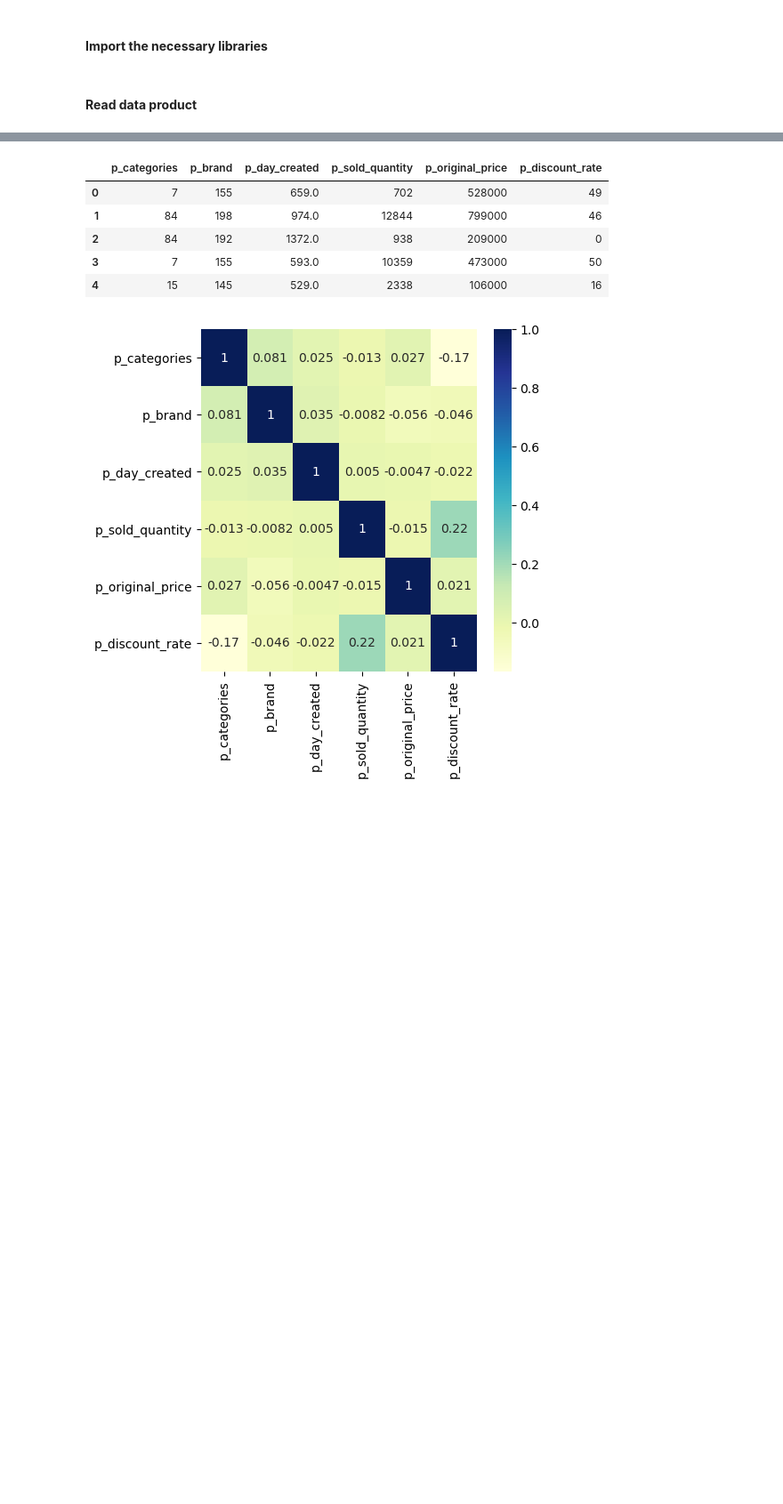
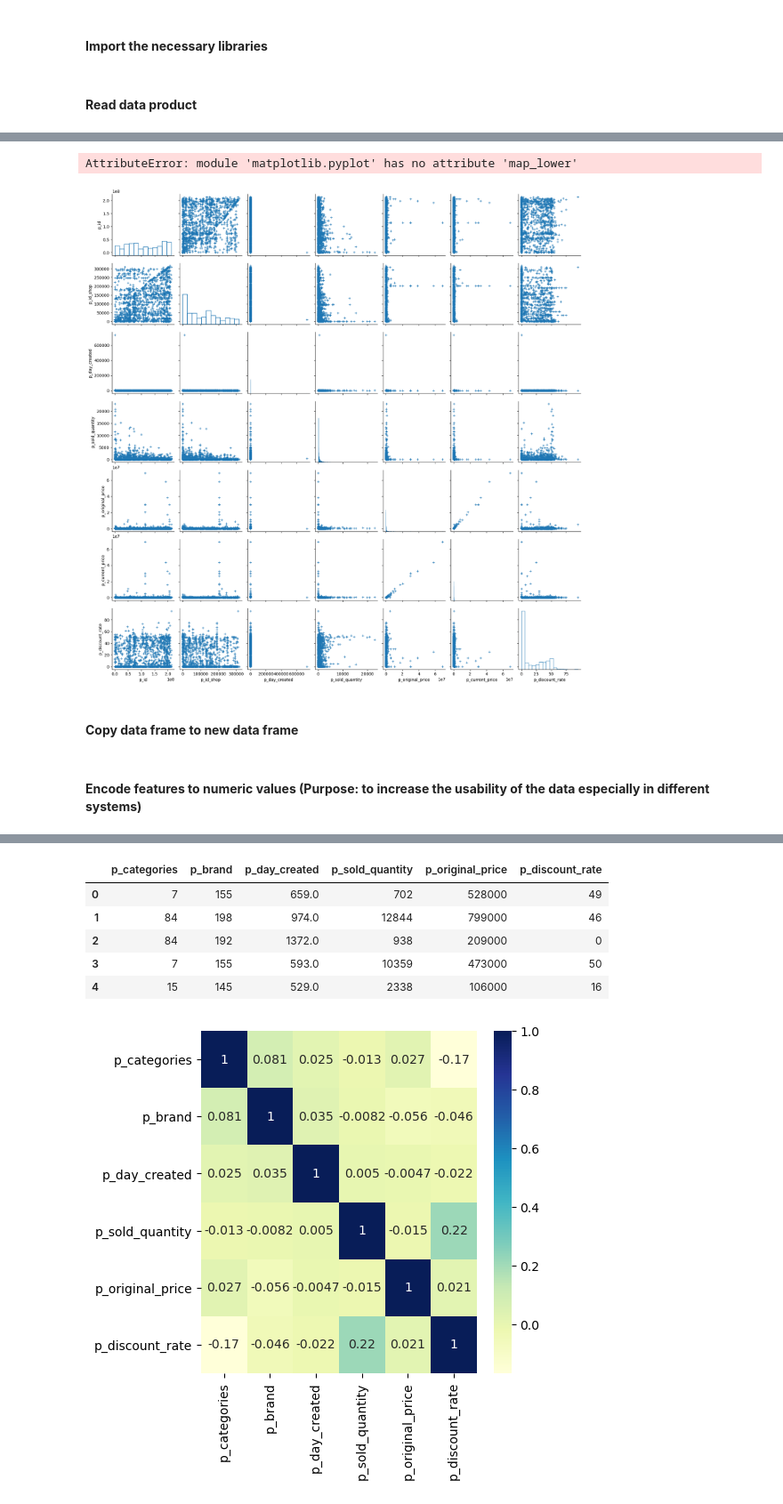
Before and after one commit to TienDat57/IntroductionToDataScience, a Jupyter notebook: src/features/index.ipynb, the cells around one changed output, grey strips where cells are left out. Shown at 89% size. Cells and saved outputs as stored; diff of their text form; code cells hidden in the pictures; blank space fills up the shorter version.

```diff
--- a/src/features/index.ipynb
+++ b/src/features/index.ipynb
@@ -34,5 +33,18 @@ plt.show()
+# %%
+sns.pairplot(
+   df_products, plot_kws=dict(marker="+", linewidth=1),
+   diag_kws=dict(fill=False),
+)
+plt.map_lower(sns.kdeplot, levels=4, color=".2")
+# %% [output]
+AttributeError: module 'matplotlib.pyplot' has no attribute 'map_lower'
+[figure, added]
+# %% [markdown]
+#### **Copy data frame to new data frame**
 # %%
 df_products_copy = df_products.copy()
+# %% [markdown]
+#### **Encode features to numeric values (Purpose: to increase the usability of the data especially in different systems)**
 # %%
 # use label encoder to encode the categorical variables
 le = LabelEncoder()
```
Also changed, not shown: parts of 7 cells of this notebook, 3 other files.
